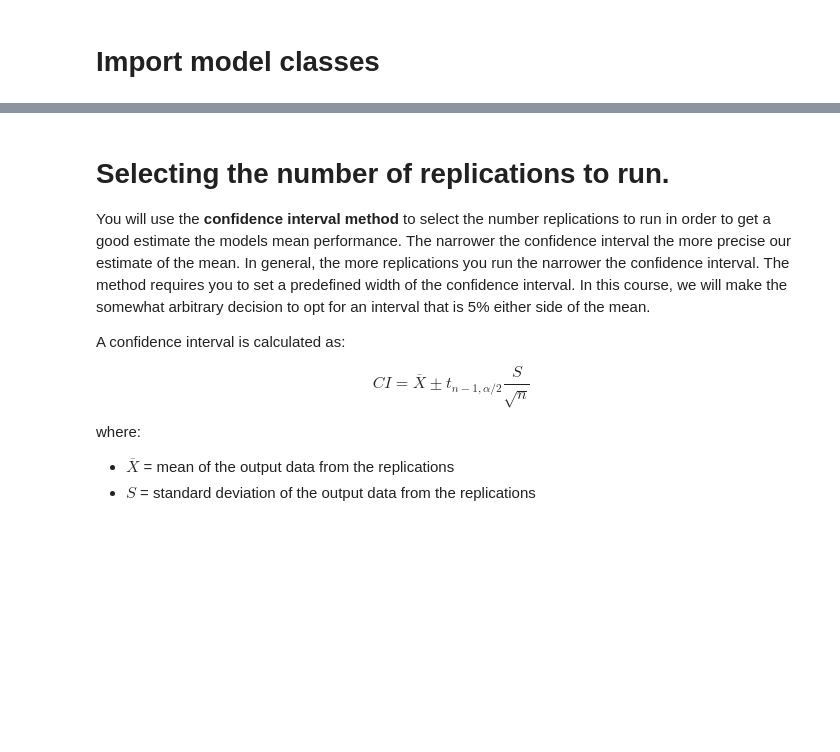
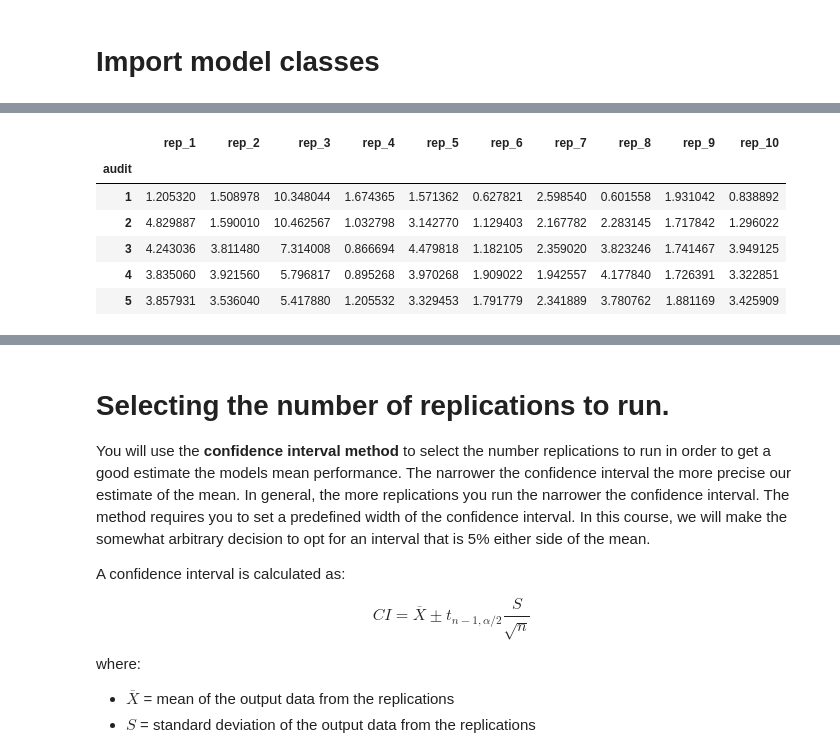
Before and after one commit to health-data-science-OR/stochastic_systems, a Jupyter notebook: labs/simulation/output_analysis/output_analysis_simpler.ipynb, the cells around one changed output, grey strips where cells are left out. Drawn from its saved outputs; the diff is of its cells as text; code cells hidden in the pictures; blank space fills up the shorter version.

```diff
--- a/labs/simulation/output_analysis/output_analysis_simpler.ipynb
+++ b/labs/simulation/output_analysis/output_analysis_simpler.ipynb
@@ -492,0 +346,18 @@ def model_performance_measures(model, warmup=0):
+# %%
+%%time
+#script
+#note this will take 5-10 seconds to run...
+
+#run for 40 days
+RUN_LENGTH = 1440 * 40
+
+#run at least 5 replications, but more might be needed for noisy data
+N_REPS = 10
+
+#default scenario
+args = Scenario()
+
+#run warm up analysis for scenario
+print('Running warm-up analysis with replications. Please wait...', end=' => ')
+results = warmup_analysis(args, rc_period=RUN_LENGTH, n_reps=N_REPS)
+print('done.')
@@ -492,0 +368,10 @@ def model_performance_measures(model, warmup=0):
+# %%
+results['operator_wait'].head()
+# %% [output]
+|  | rep_1 | rep_2 | rep_3 | rep_4 | rep_5 | rep_6 | rep_7 | rep_8 | rep_9 | rep_10 |
+| audit |  |  |  |  |  |  |  |  |  |  |
+| 1 | 1.205320 | 1.508978 | 10.348044 | 1.674365 | 1.571362 | 0.627821 | 2.598540 | 0.601558 | 1.931042 | 0.838892 |
+| 2 | 4.829887 | 1.590010 | 10.462567 | 1.032798 | 3.142770 | 1.129403 | 2.167782 | 2.283145 | 1.717842 | 1.296022 |
+| 3 | 4.243036 | 3.811480 | 7.314008 | 0.866694 | 4.479818 | 1.182105 | 2.359020 | 3.823246 | 1.741467 | 3.949125 |
+| 4 | 3.835060 | 3.921560 | 5.796817 | 0.895268 | 3.970268 | 1.909022 | 1.942557 | 4.177840 | 1.726391 | 3.322851 |
+| 5 | 3.857931 | 3.536040 | 5.417880 | 1.205532 | 3.329453 | 1.791779 | 2.341889 | 3.780762 | 1.881169 | 3.425909 |
```
Also changed, not shown: parts of 50 cells of this notebook, 2 other files.
